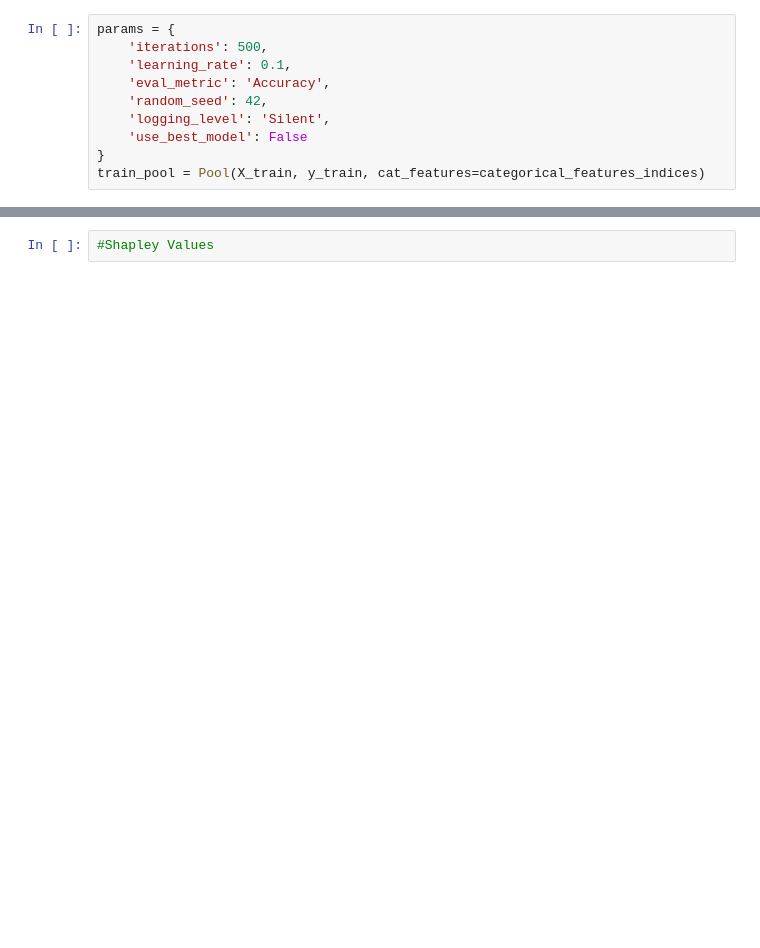
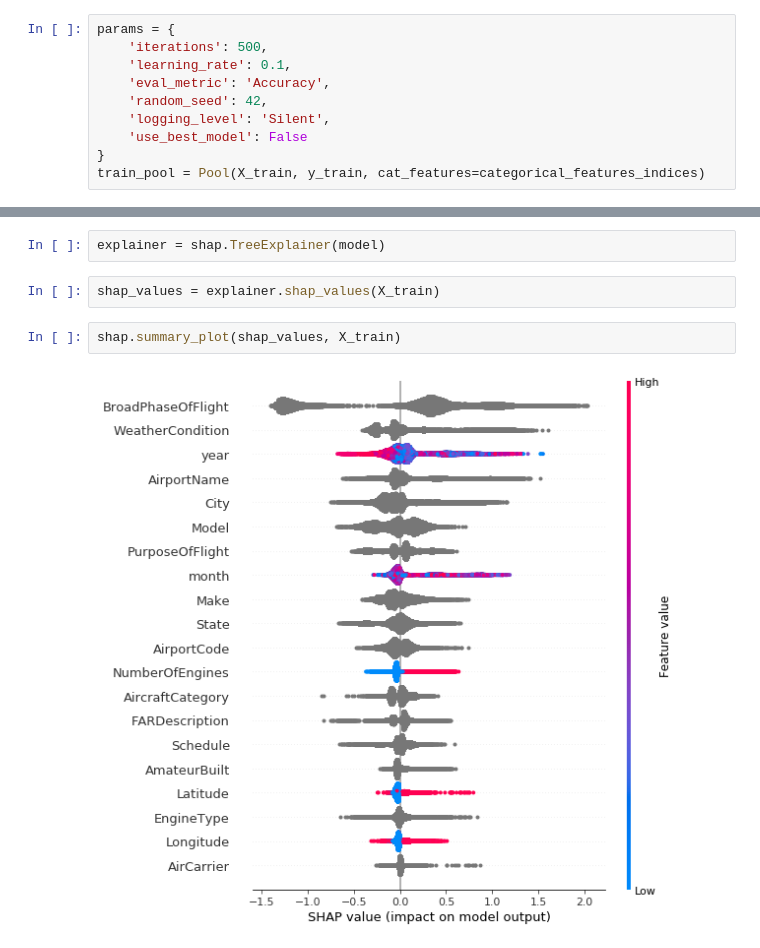
Before and after one commit to kirstyward/data-scientist-exercise02, a Jupyter notebook: fatality_modeling.ipynb, the cells around one changed output, grey strips where cells are left out. Cells and saved outputs as stored; diff of their text form; blank space fills up the shorter version.

```diff
--- a/fatality_modeling.ipynb
+++ b/fatality_modeling.ipynb
@@ -211,3 +199,9 @@ AirCarrier: 0.32630757939630467
 Unnamed: 0: 0.0
-# %%
-#Shapley Values
+# %%
+explainer = shap.TreeExplainer(model)
+# %%
+shap_values = explainer.shap_values(X_train)
+# %%
+shap.summary_plot(shap_values, X_train)
+# %% [output]
+[figure, added]
```
Also changed, not shown: parts of 15 cells of this notebook.
